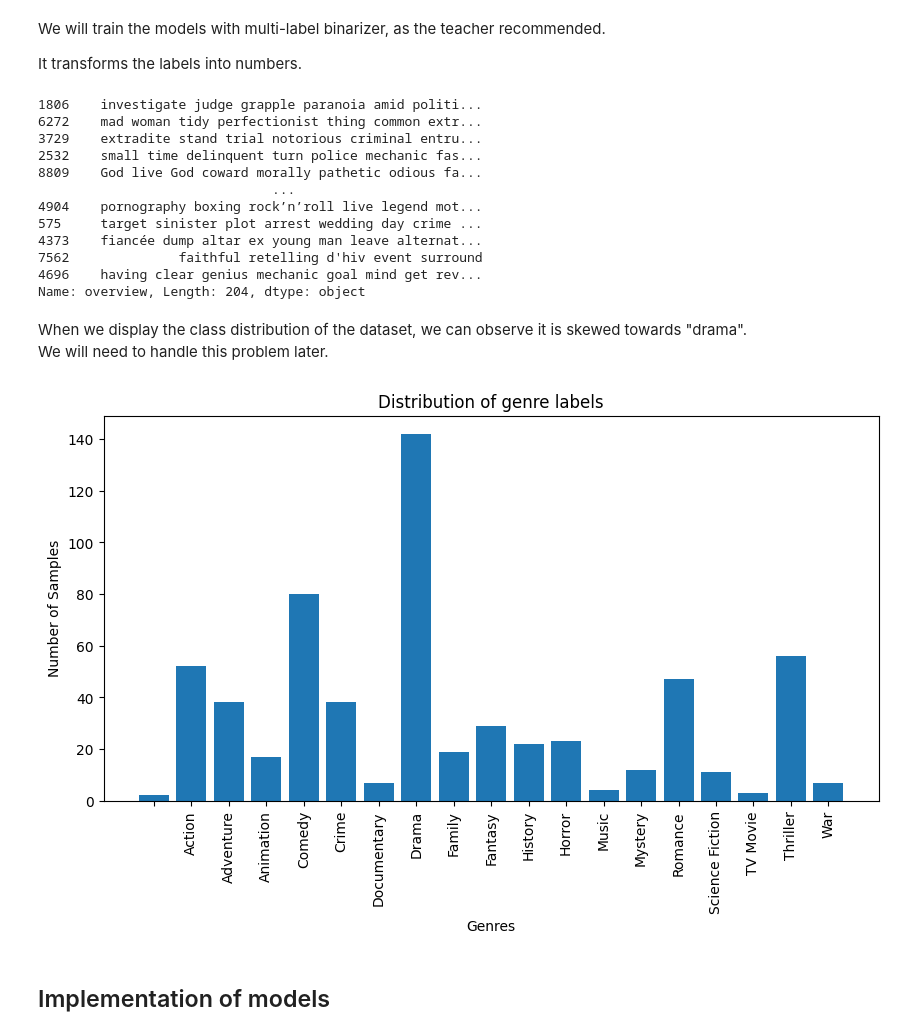
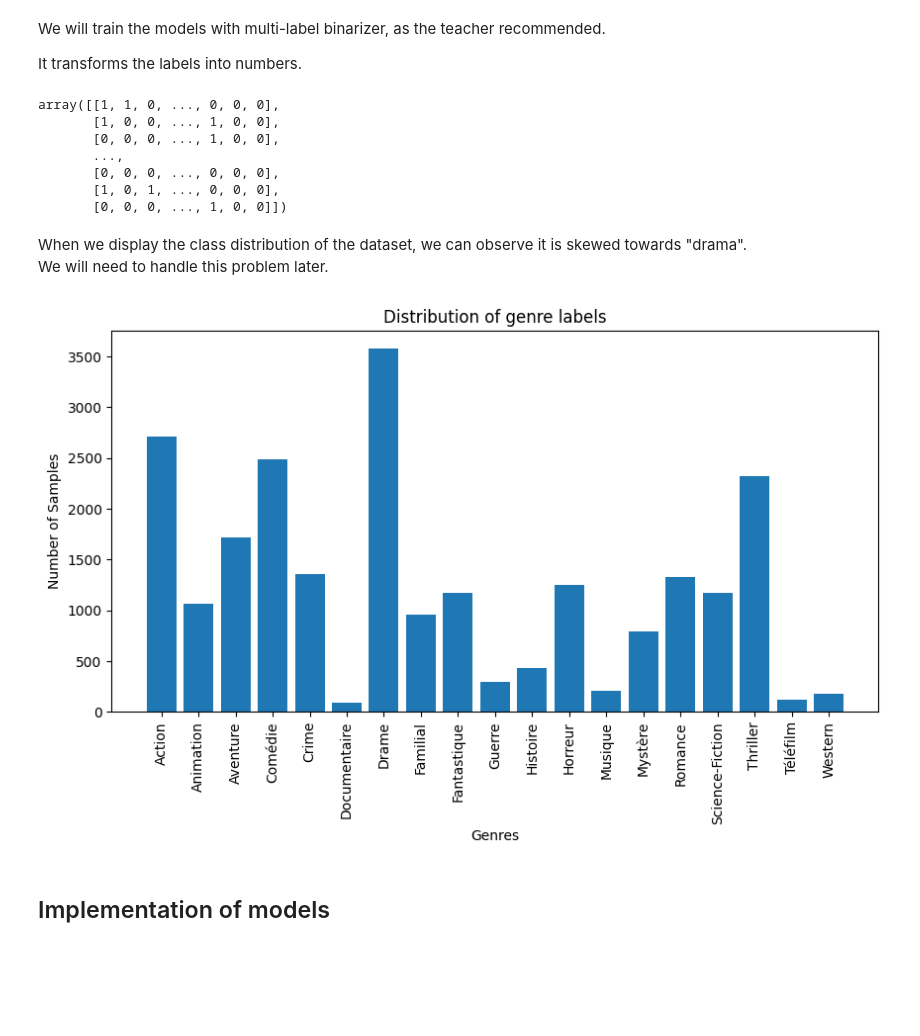
Before and after one commit to 0zzone/machine-learning-efrei-s8, a Jupyter notebook: tmdb.ipynb, the cells around one changed output. Drawn from its saved outputs; the diff is of its cells as text; code cells hidden in the pictures; blank space fills up the shorter version.

Commit message:
analyzes french data, adds bert embeddings

```diff
--- a/tmdb.ipynb
+++ b/tmdb.ipynb
@@ -101,4 +179,0 @@ Since the project is based on French datas, we filter the movies by their `origi
-# %%
-copy_df = df.copy()
-fr_data = copy_df[copy_df['original_language'] == "fr"]
-fr_data
@@ -191,12 +244,13 @@ This is a multi-label problem, because a movie can be associated with multiple g
 Furthermore, we will preprocess the text: convert the text to lowercase, remove punctuation and lemmatize the words.
 We can preprocess before the train & test split, because there is no risk of data leakage.
 # %%
-# Join the genre labels into a single string for each movie
 df_text = fr_data[['overview', 'genres']]
-df_text.loc[:, 'genres'] = df_text['genres'].apply(lambda x: ','.join([i['name'] for i in x]))
+
+# Convert genres from a list of dictionaries to a list of strings
+df_text.loc[:, 'genres'] = df_text['genres'].apply(lambda x: [i['name'] for i in x] if isinstance(x, list) else [])
 
 # Preprocess the overview text
-nlp = spacy.load("en_core_web_lg")
+nlp = spacy.load(SPACY_MODEL)
 with nlp.select_pipes(disable=[]):  # We use the parser component (syntaxic analysis), tokenization (text -> list), lemmatization (word to most basic form) and NER (unlinkable words)
     preprocessed_texts = []
     for (i, doc) in enumerate(nlp.pipe(df_text["overview"], batch_size=50, n_process=-1)):
@@ -227,7 +281,7 @@ Labels are the actual categories assigned to the data samples.
 # %%
 all_genres_set = set()
 for genres in df_text['genres']:
-    all_genres_set.update(genres.split(','))
+    all_genres_set.update(genres)
 all_genres: list[str] = sorted(list(all_genres_set))
 all_genres
 # %% [output]
@@ -256,43 +310,37 @@ We will train the models with multi-label binarizer, as the teacher recommended.
 It transforms the labels into numbers.
 # %%
 mlb = MultiLabelBinarizer(classes=all_genres)
-df_text.loc[:, 'genres_list'] = df_text['genres'].apply(lambda x: x.split(','))
-y = mlb.fit_transform(df_text['genres_list']) # We embed the target
+y_text = mlb.fit_transform(df_text['genres']) # We embed the target
 
-X_train, X_test, y_train, y_test = train_test_split(
+X_train_text, X_test_text, y_train_text, y_test_text = train_test_split(
     df_text['overview'],
-    y,
+    y_text,
     test_size=0.2,
     random_state=42
 )
 
-X_train
+y_text
 # %% [output]
-1806    investigate judge grapple paranoia amid politi...
-6272    mad woman tidy perfectionist thing common extr...
-3729    extradite stand trial notorious criminal entru...
-2532    small time delinquent turn police mechanic fas...
-8809    God live God coward morally pathetic odious fa...
-                              ...
-4904    pornography boxing rock’n’roll live legend mot...
-575     target sinister plot arrest wedding day crime ...
-4373    fiancée dump altar ex young man leave alternat...
-7562              faithful retelling d'hiv event surround
-4696    having clear genius mechanic goal mind get rev...
-Name: overview, Length: 204, dtype: object
+array([[1, 1, 0, ..., 0, 0, 0],
+       [1, 0, 0, ..., 1, 0, 0],
+       [0, 0, 0, ..., 1, 0, 0],
+       ...,
+       [0, 0, 0, ..., 0, 0, 0],
+       [1, 0, 1, ..., 0, 0, 0],
+       [0, 0, 0, ..., 1, 0, 0]])
 # %% [markdown]
 When we display the class distribution of the dataset, we can observe it is skewed towards "drama".
 We will need to handle this problem later.
 # %%
 plt.figure(figsize=(10, 5))
-plt.bar(all_genres, height=np.sum(y, axis=0))
+plt.bar(all_genres, height=np.sum(y_text, axis=0))
 plt.xticks(rotation=90)
 plt.title("Distribution of genre labels")
 plt.xlabel("Genres")
 plt.ylabel("Number of Samples")
 plt.show()
 # %% [output]
-[figure, old version]
+[figure, new version]
 # %% [markdown]
 ## Implementation of models
 # %% [markdown]
```
Also changed, not shown: parts of 29 cells of this notebook, 1 other file.
